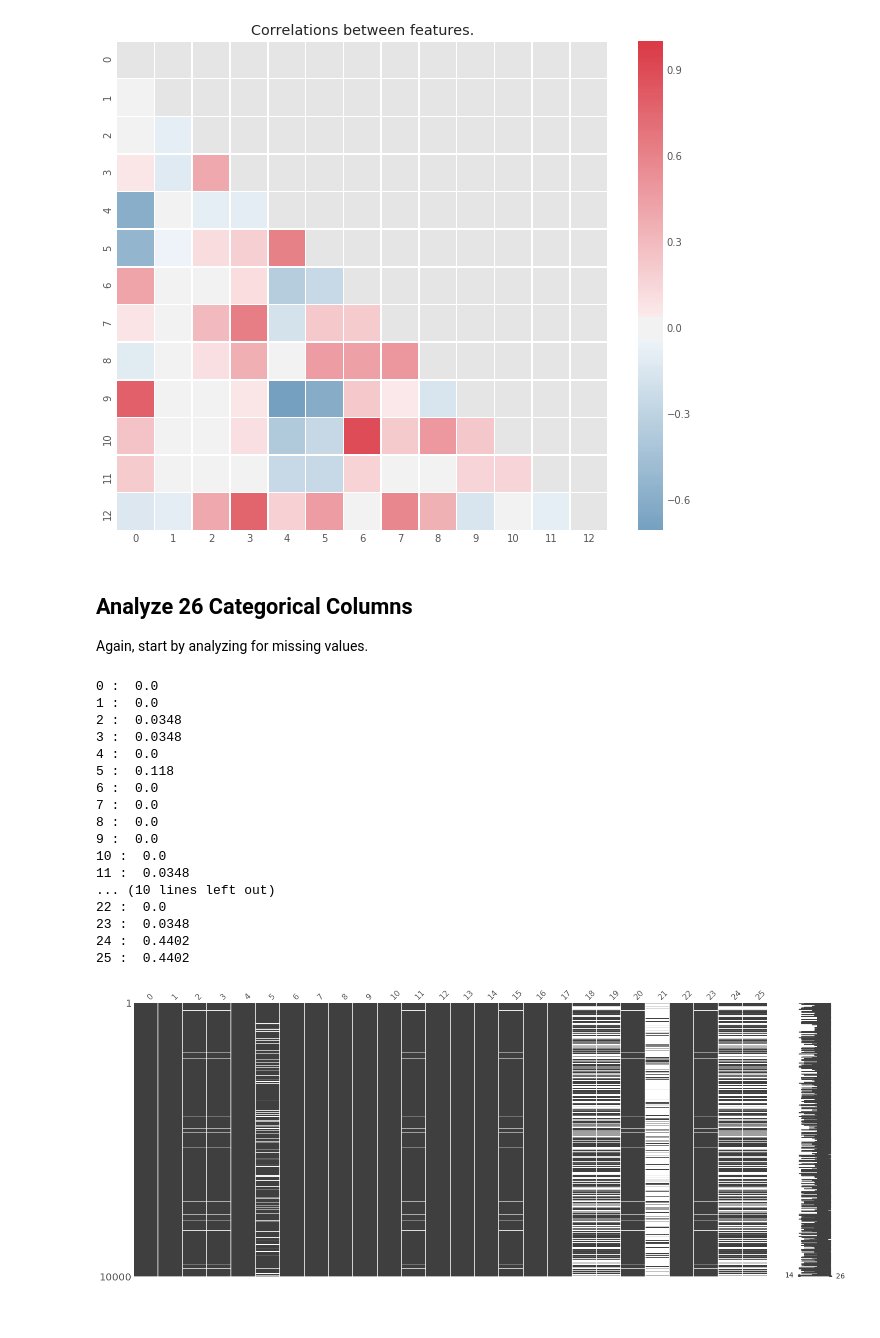
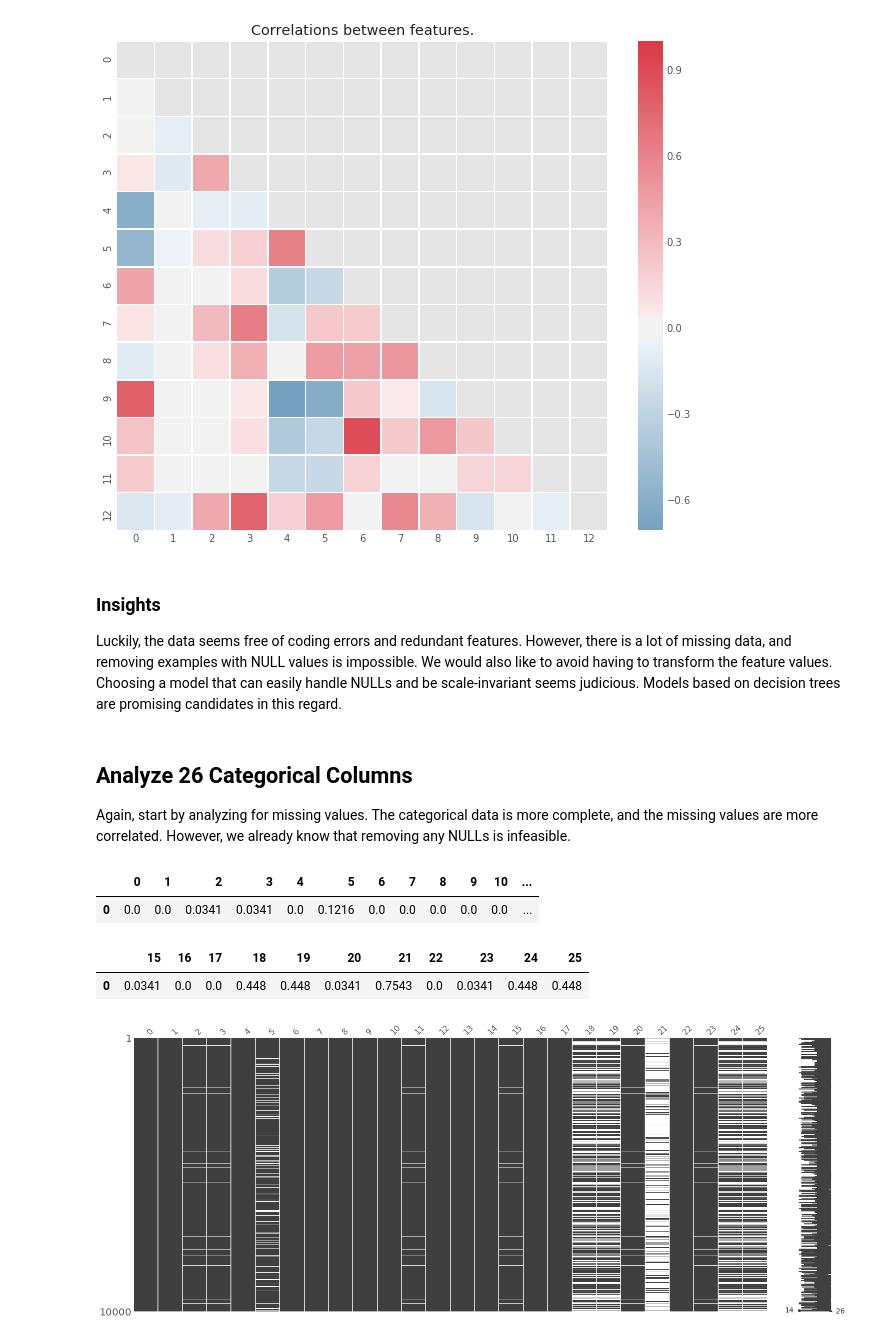
Before and after one commit to michelleliu103/w261_DisplayAdvertisingChallenge, a Jupyter notebook: andy-eda.ipynb, the cells around one changed output. Saved outputs shown, nothing was run; the diff lists cells and outputs as text; code cells hidden in the pictures.

```diff
--- a/andy-eda.ipynb
+++ b/andy-eda.ipynb
@@ -138,30 +124,22 @@ plt.show()
+# %% [markdown]
+### Insights
+
+Luckily, the data seems free of coding errors and redundant features. However, there is a lot of missing data, and removing examples with NULL values is impossible. We would also like to avoid having to transform the feature values. Choosing a model that can easily handle NULLs and be scale-invariant seems judicious. Models based on decision trees are promising candidates in this regard.
 # %% [markdown]
 ## Analyze 26 Categorical Columns
 
-Again, start by analyzing for missing values.
+Again, start by analyzing for missing values. The categorical data is more complete, and the missing values are more correlated. However, we already know that removing any NULLs is infeasible.
-# %%
-# get percent of missing values for each column
-
-for i in category_df:
-    print(i, ": ", np.mean(category_df[i].isna()))
-# %% [output]
-0 :  0.0
-1 :  0.0
-2 :  0.0348
-3 :  0.0348
-4 :  0.0
-5 :  0.118
-6 :  0.0
-7 :  0.0
-8 :  0.0
-9 :  0.0
-10 :  0.0
-11 :  0.0348
-... (10 lines left out)
-22 :  0.0
-23 :  0.0348
-24 :  0.4402
-25 :  0.4402
+# %%
+# get percent of missing values for each column
+
+null_df = pd.DataFrame(category_df.isna().sum() / n).T
+display(null_df[list(range(0, 15))])
+null_df[list(range(15, 26))].head()
+# %% [output]
+|  | 0 | 1 | 2 | 3 | 4 | 5 | 6 | 7 | 8 | 9 | 10 | ... |
+| 0 | 0.0 | 0.0 | 0.0341 | 0.0341 | 0.0 | 0.1216 | 0.0 | 0.0 | 0.0 | 0.0 | 0.0 | ... |
+|  | 15 | 16 | 17 | 18 | 19 | 20 | 21 | 22 | 23 | 24 | 25 |
+| 0 | 0.0341 | 0.0 | 0.0 | 0.448 | 0.448 | 0.0341 | 0.7543 | 0.0 | 0.0341 | 0.448 | 0.448 |
 # %%
 # plot positions of missing values
 msno.matrix(category_df);
```
Also changed, not shown: parts of 29 cells of this notebook.
